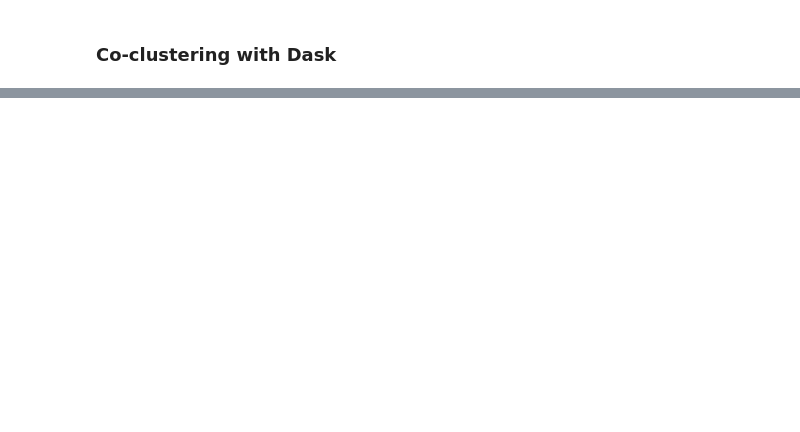
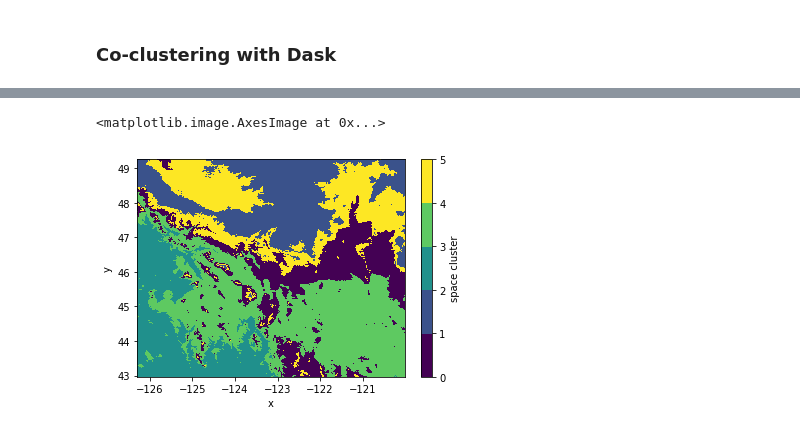
Before and after one commit to esciencecenter-digital-skills/tutorial-cgc, a Jupyter notebook: notebooks/coclustering.ipynb, the cells around one changed output, grey strips where cells are left out. Saved outputs shown, nothing was run; the diff lists cells and outputs as text; code cells hidden in the pictures; blank space fills up the shorter version.

```diff
--- a/notebooks/coclustering.ipynb
+++ b/notebooks/coclustering.ipynb
@@ -172,0 +189,6 @@ spring_index = spring_index.assign_coords(time_clusters=time_clusters,
+# %%
+space_clusters_xy = space_clusters.unstack('space')
+space_clusters_xy.plot.imshow(x='x', y='y', levels=range(num_space_clusters+1))
+# %% [output]
+<matplotlib.image.AxesImage at 0x...>
+[figure, added]
```
Also changed, not shown: parts of 30 cells of this notebook.
